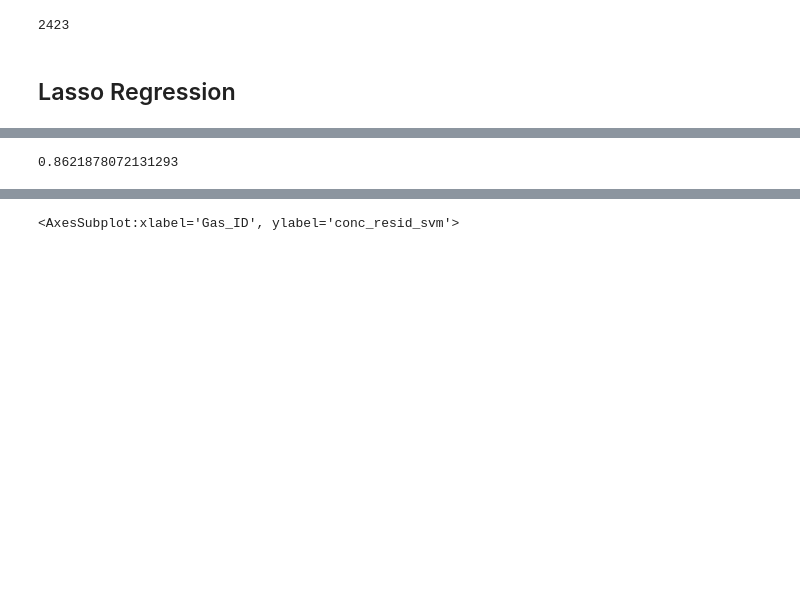
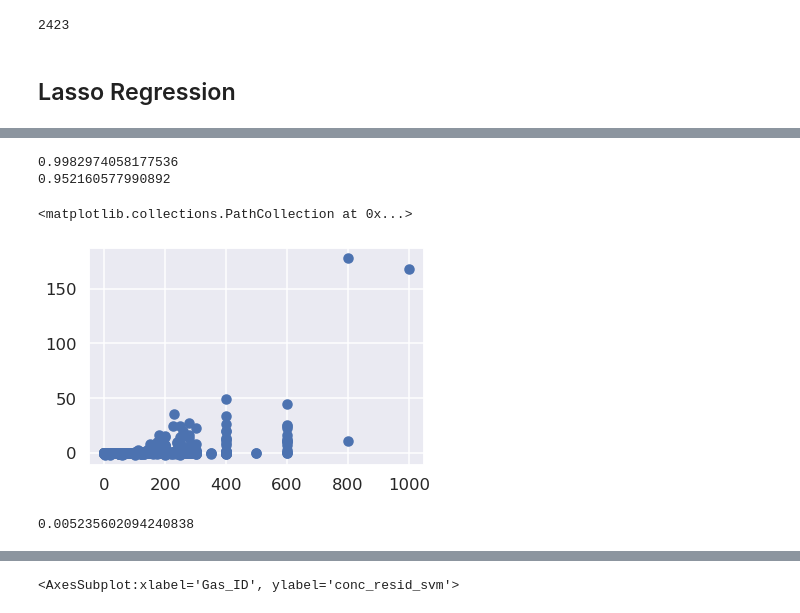
Before and after one commit to mackwn/gas-sensor-analytics-demo, a Jupyter notebook: notebooks/explore_model_building_regression.ipynb, the cells around one changed output, grey strips where cells are left out. Cells and saved outputs as stored; diff of their text form; code cells hidden in the pictures; blank space fills up the shorter version.

```diff
--- a/notebooks/explore_model_building_regression.ipynb
+++ b/notebooks/explore_model_building_regression.ipynb
@@ -192,3 +193,5 @@ reg = BayesianRidge()
+# %%
+reg_gbr = GradientBoostingRegressor(loss='lad',max_depth=50,n_estimators=400)
 # %%
-reg.fit(X,y)
+reg_gbr.fit(X,y)
 # %% [output]
@@ -196,4 +199,16 @@ BayesianRidge()
-# %%
-reg.score(X,y)
-# %% [output]
-0.8621878072131293
+# %%
+print(reg_gbr.score(X,y))
+print(reg_gbr.score(X_cv,y_cv))
+# %% [output]
+0.9982974058177536
+0.952160577990892
+# %%
+y_pred_gbr = reg_gbr.predict(X)
+plt.scatter(y,y-y_pred_gbr)
+# %% [output]
+<matplotlib.collections.PathCollection at 0x...>
+[figure, added]
+# %%
+len(y_pred_gbr[abs(y-y_pred_gbr)/y > .05])/len(y)
+# %% [output]
+0.005235602094240838
```
Also changed, not shown: parts of 7 cells of this notebook, 6 other files.
